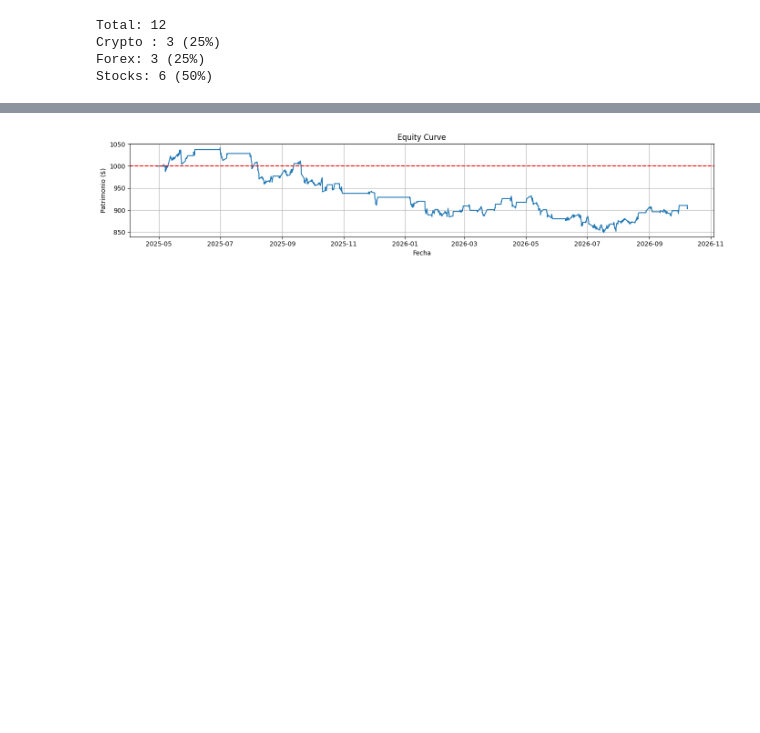
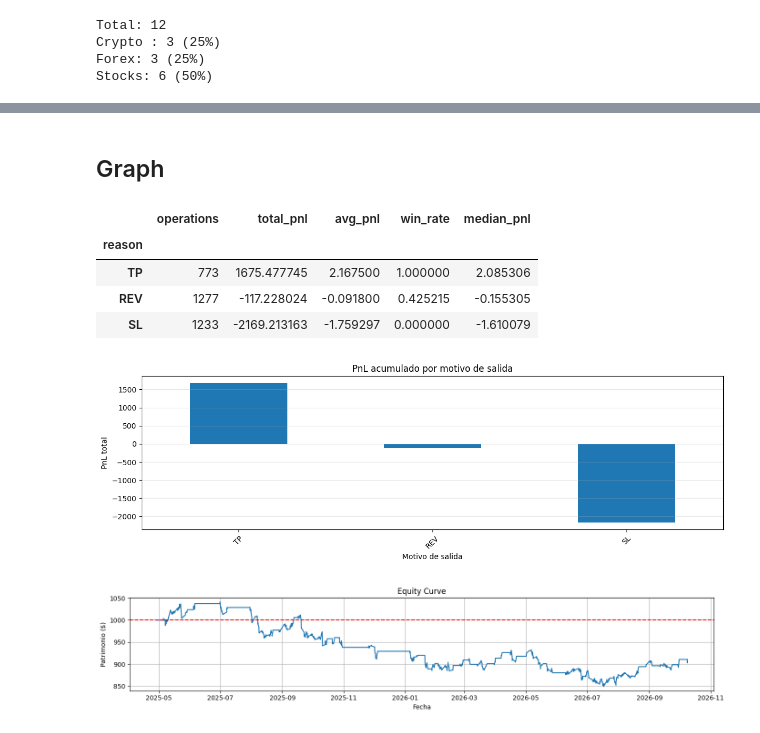
Before and after one commit to josebrx99/python, a Jupyter notebook: trading/engine/backtester.ipynb, the cells around one changed output, grey strips where cells are left out. Drawn from its saved outputs; the diff is of its cells as text; code cells hidden in the pictures; blank space fills up the shorter version.

```diff
--- a/trading/engine/backtester.ipynb
+++ b/trading/engine/backtester.ipynb
@@ -240,3 +357,41 @@ equity
+# %% [markdown]
+## Graph
+# %%
+if "reason" in trades.columns:
+
+    exit_analysis = (
+        trades.groupby("reason")
+        .agg(
+            operations=("return", "size"),
+            total_pnl=("return", "sum"),
+            avg_pnl=("return", "mean"),
+            win_rate=("return", lambda x: (x > 0).mean()),
+            median_pnl=("return", "median")
+        )
+        .sort_values("total_pnl", ascending=False)
+    )
+
+    display(exit_analysis)
+
+    exit_analysis["total_pnl"].plot(
+        kind="bar",
+        figsize=(12, 4)
+    )
+
+    plt.title("PnL acumulado por motivo de salida")
+    plt.xlabel("Motivo de salida")
+    plt.ylabel("PnL total")
+    plt.xticks(rotation=45)
+    plt.grid(axis="y", alpha=0.3)
+    plt.tight_layout()
+    plt.show()
+# %% [output]
+|  | operations | total_pnl | avg_pnl | win_rate | median_pnl |
+| reason |  |  |  |  |  |
+| TP | 773 | 1675.477745 | 2.167500 | 1.000000 | 2.085306 |
+| REV | 1277 | -117.228024 | -0.091800 | 0.425215 | -0.155305 |
+| SL | 1233 | -2169.213163 | -1.759297 | 0.000000 | -1.610079 |
+[figure, added]
 # %%
 import matplotlib.pyplot as plt
 
```
Also changed, not shown: parts of 15 cells of this notebook, 4 other files.
